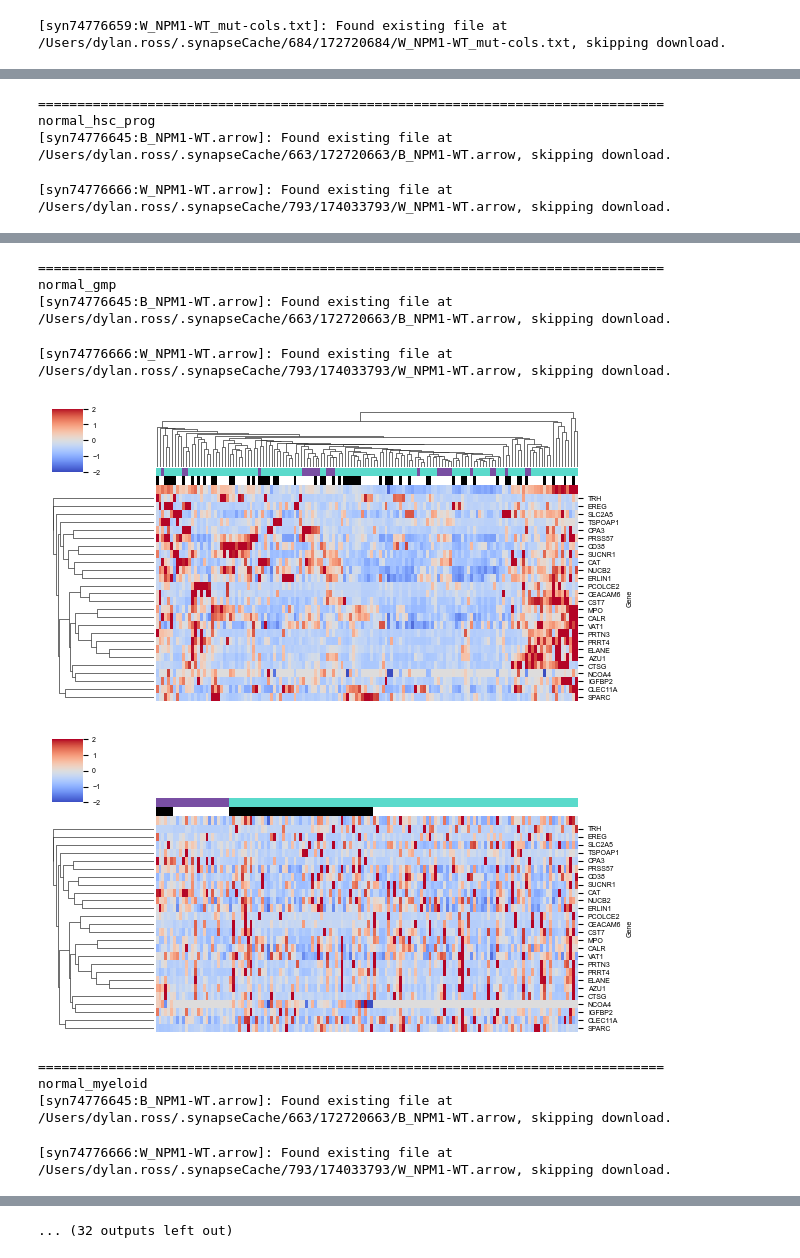
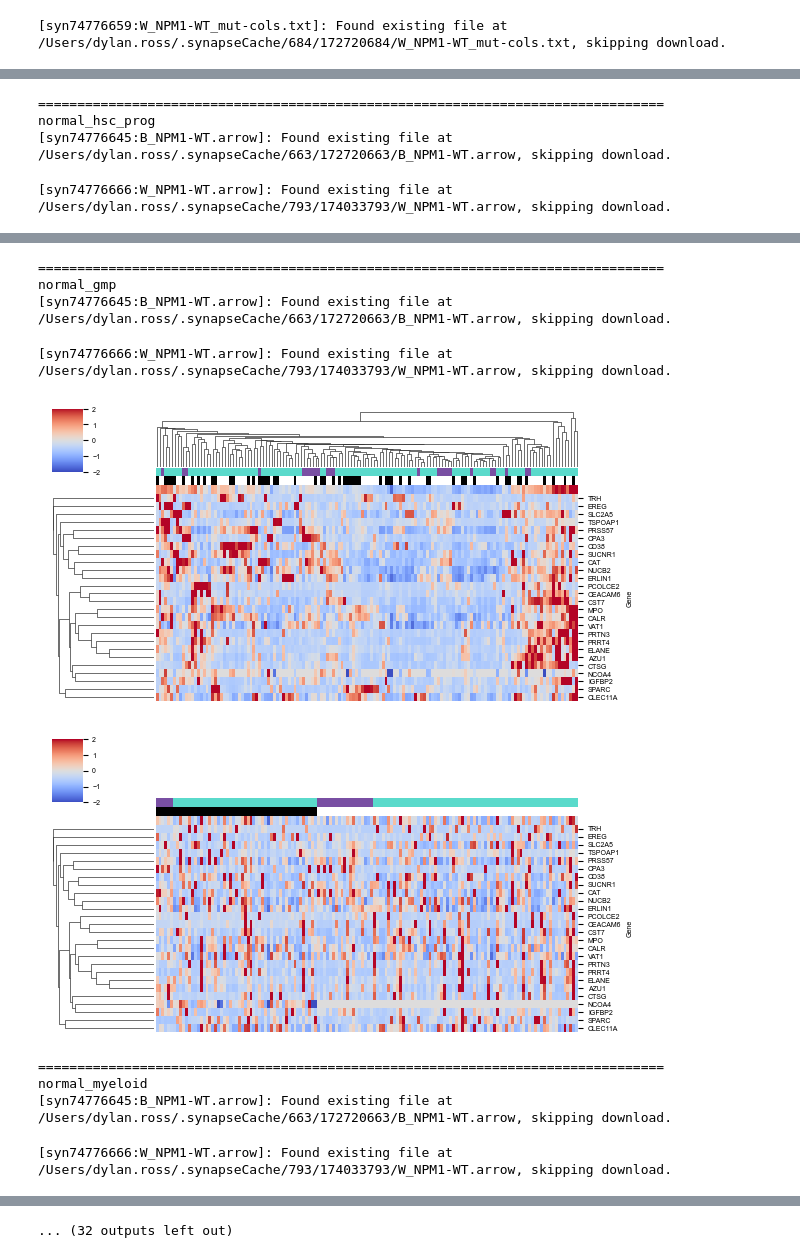
Before and after one commit to PNNL-CompBio/amlMultidrugResistance, a Jupyter notebook: aml_outcome_disparities/analysis/mutations/11_cell_type_scoring.ipynb, the cells around one changed output, grey strips where cells are left out. Drawn from its saved outputs; the diff is of its cells as text; code cells hidden in the pictures.

```diff
--- a/aml_outcome_disparities/analysis/mutations/11_cell_type_scoring.ipynb
+++ b/aml_outcome_disparities/analysis/mutations/11_cell_type_scoring.ipynb
@@ -223,7 +223,7 @@ for gs in gene_sets.keys():
     df_pan = (
         df
         .filter(pl.col("Z-score").is_not_null())
-        .sort("Mutation", "Race")
+        .sort("Race", "Mutation")
         .drop("Mutation", "Race")
         .pivot(
             on=["Sample"],
@@ -339,7 +339,7 @@ for gs in gene_sets.keys():
     df_pan = (
         df
         .filter(pl.col("Z-score").is_not_null())
-        .sort("Mutation", "Race")
+        .sort("Race", "Mutation")
         .drop("Mutation", "Race")
         .pivot(
             on=["Sample"],
@@ -388,9 +388,9 @@ normal_hsc_prog
 ================================================================================
 normal_gmp
 [syn74776645:B_NPM1-WT.arrow]: Found existing file at /Users/dylan.ross/.synapseCache/663/172720663/B_NPM1-WT.arrow, skipping download.
 [syn74776666:W_NPM1-WT.arrow]: Found existing file at /Users/dylan.ross/.synapseCache/793/174033793/W_NPM1-WT.arrow, skipping download.
-[figure, old version]
+[figure, new version]
-[figure, old version]
+[figure, new version]
 ================================================================================
 normal_myeloid
 [syn74776645:B_NPM1-WT.arrow]: Found existing file at /Users/dylan.ross/.synapseCache/663/172720663/B_NPM1-WT.arrow, skipping download.
```
Also changed, not shown: parts of 2 cells of this notebook.
